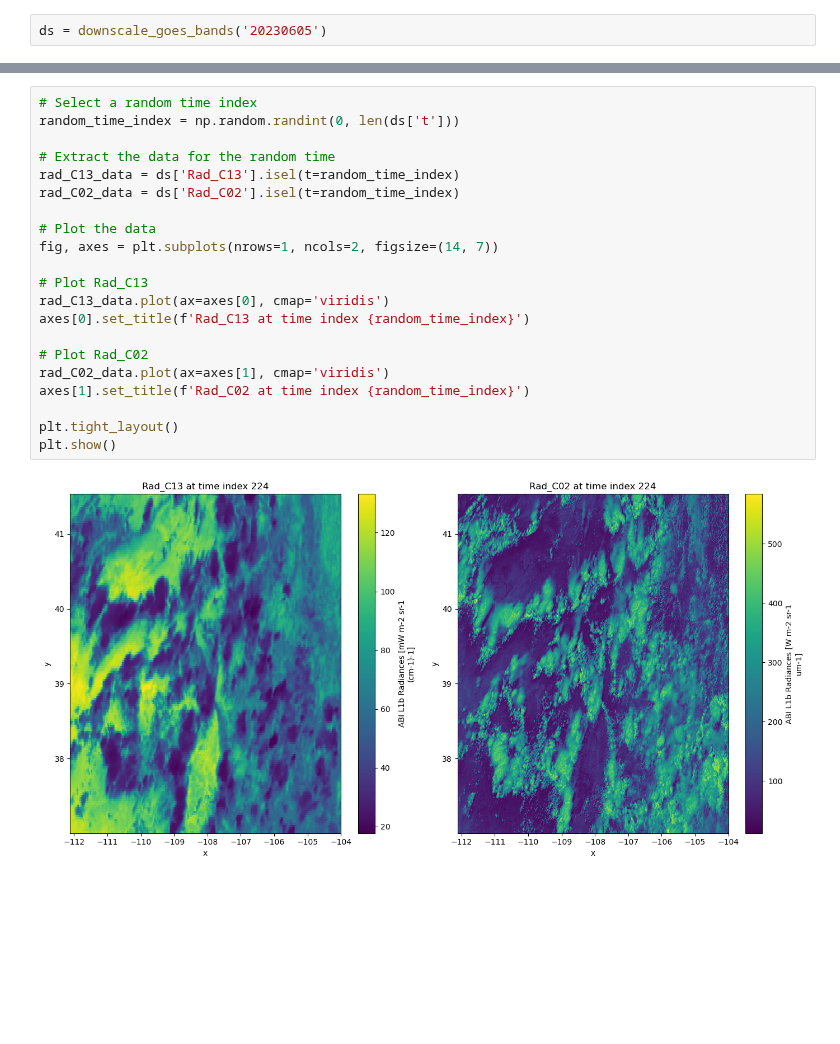
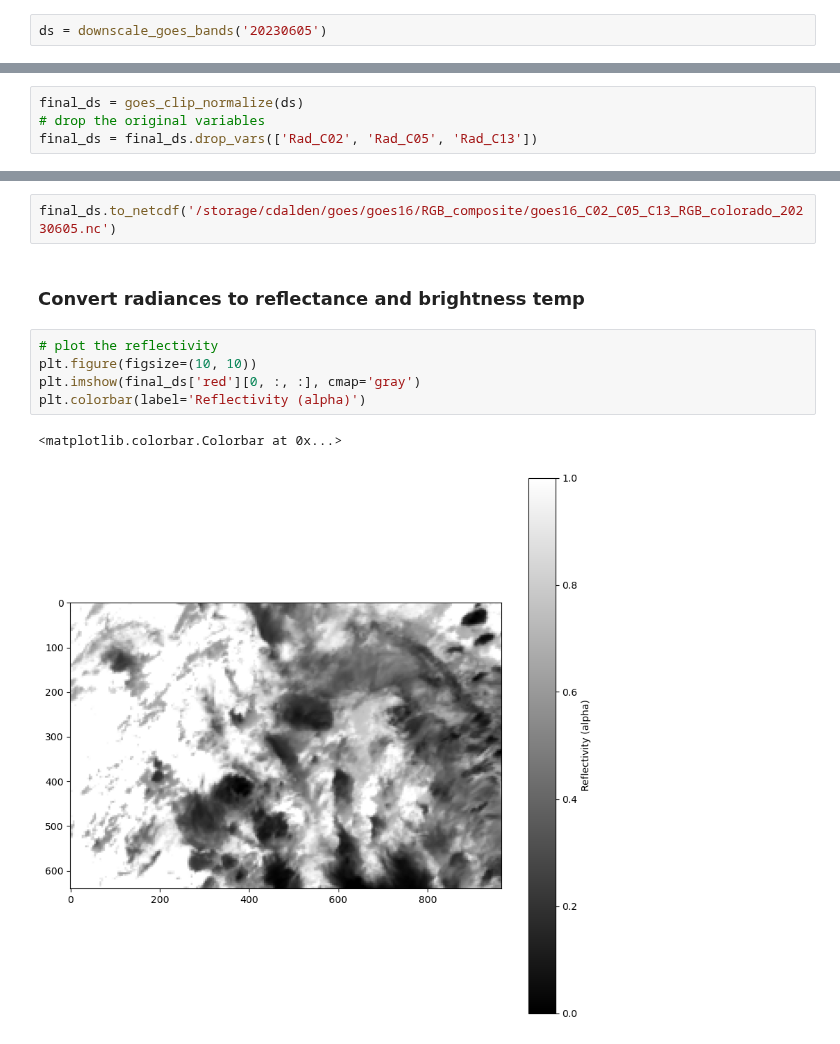
Before and after one commit to clinton-alden/goes_clouds, a Jupyter notebook: processing/00_goes_rad_corrections.ipynb, the cells around one changed output, grey strips where cells are left out. Saved outputs shown, nothing was run; the diff lists cells and outputs as text; blank space fills up the shorter version.

Commit message:
finished radiance corrections

```diff
--- a/processing/00_goes_rad_corrections.ipynb
+++ b/processing/00_goes_rad_corrections.ipynb
@@ -115,3 +183,7 @@ final_ds = goes_clip_normalize(ds)
+# %%
+final_ds = goes_clip_normalize(ds)
+# drop the original variables
+final_ds = final_ds.drop_vars(['Rad_C02', 'Rad_C05', 'Rad_C13'])
 # %%
 final_ds
 # %% [output]
@@ -214,23 +205,12 @@ NameError: name 'ds_RGB' is not defined
-# %%
-# Select a random time index
-random_time_index = np.random.randint(0, len(ds['t']))
-
-# Extract the data for the random time
-rad_C13_data = ds['Rad_C13'].isel(t=random_time_index)
-rad_C02_data = ds['Rad_C02'].isel(t=random_time_index)
-
-# Plot the data
-fig, axes = plt.subplots(nrows=1, ncols=2, figsize=(14, 7))
-
-# Plot Rad_C13
-rad_C13_data.plot(ax=axes[0], cmap='viridis')
-axes[0].set_title(f'Rad_C13 at time index {random_time_index}')
-
-# Plot Rad_C02
-rad_C02_data.plot(ax=axes[1], cmap='viridis')
-axes[1].set_title(f'Rad_C02 at time index {random_time_index}')
-
-plt.tight_layout()
-plt.show()
-# %% [output]
-[figure, removed]
+# %%
+final_ds.to_netcdf('/storage/cdalden/goes/goes16/RGB_composite/goes16_C02_C05_C13_RGB_colorado_20230605.nc')
+# %% [markdown]
+### Convert radiances to reflectance and brightness temp
+# %%
+# plot the reflectivity
+plt.figure(figsize=(10, 10))
+plt.imshow(final_ds['red'][0, :, :], cmap='gray')
+plt.colorbar(label='Reflectivity (alpha)')
+# %% [output]
+<matplotlib.colorbar.Colorbar at 0x...>
+[figure, added]
```
Also changed, not shown: parts of 12 cells of this notebook.
